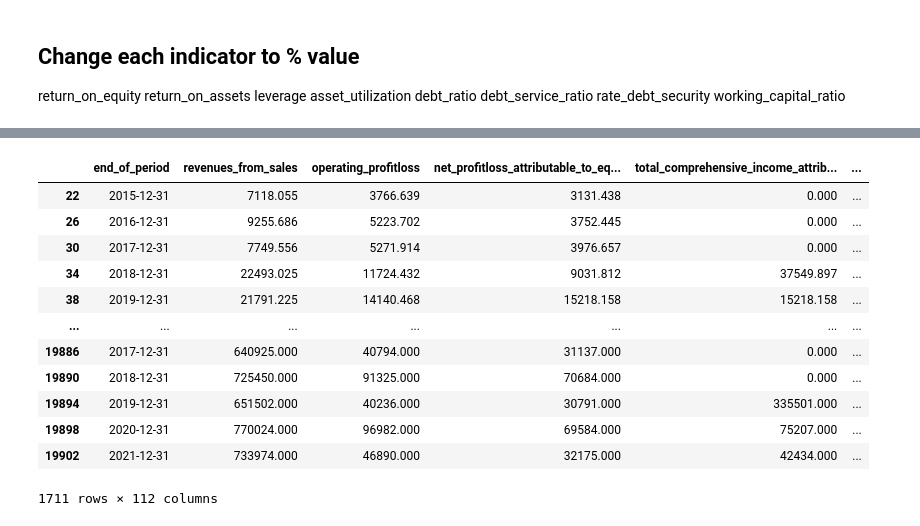
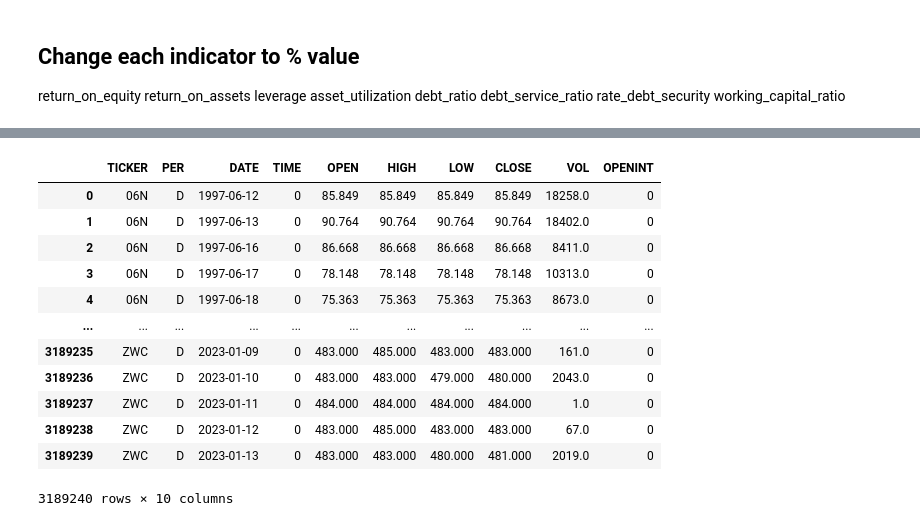
Before and after one commit to k-sobczyk/ensemble-nn-stock-forecast, a Jupyter notebook: data_cleaning/first_stage_data_cleaning.ipynb, the cells around one changed output, grey strips where cells are left out. Drawn from its saved outputs; the diff is of its cells as text; code cells hidden in the pictures.

```diff
--- a/data_cleaning/first_stage_data_cleaning.ipynb
+++ b/data_cleaning/first_stage_data_cleaning.ipynb
@@ -232,16 +166,0 @@ filtered_df = filtered_df[filtered_df['Market value'] != 0]
-# %%
-filtered_df
-# %% [output]
-|  | end_of_period | revenues_from_sales | operating_profitloss | net_profitloss_attributable_to_eq... | total_comprehensive_income_attrib... | ... |
-| 22 | 2015-12-31 | 7118.055 | 3766.639 | 3131.438 | 0.000 | ... |
-| 26 | 2016-12-31 | 9255.686 | 5223.702 | 3752.445 | 0.000 | ... |
-| 30 | 2017-12-31 | 7749.556 | 5271.914 | 3976.657 | 0.000 | ... |
-| 34 | 2018-12-31 | 22493.025 | 11724.432 | 9031.812 | 37549.897 | ... |
-| 38 | 2019-12-31 | 21791.225 | 14140.468 | 15218.158 | 15218.158 | ... |
-| ... | ... | ... | ... | ... | ... | ... |
-| 19886 | 2017-12-31 | 640925.000 | 40794.000 | 31137.000 | 0.000 | ... |
-| 19890 | 2018-12-31 | 725450.000 | 91325.000 | 70684.000 | 0.000 | ... |
-| 19894 | 2019-12-31 | 651502.000 | 40236.000 | 30791.000 | 335501.000 | ... |
-| 19898 | 2020-12-31 | 770024.000 | 96982.000 | 69584.000 | 75207.000 | ... |
-| 19902 | 2021-12-31 | 733974.000 | 46890.000 | 32175.000 | 42434.000 | ... |
-1711 rows × 112 columns
@@ -249,0 +169,16 @@ filtered_df.to_csv("dataframes/data_with_target.csv", index=False)
+# %%
+target_data
+# %% [output]
+|  | TICKER | PER | DATE | TIME | OPEN | HIGH | LOW | CLOSE | VOL | OPENINT |
+| 0 | 06N | D | 1997-06-12 | 0 | 85.849 | 85.849 | 85.849 | 85.849 | 18258.0 | 0 |
+| 1 | 06N | D | 1997-06-13 | 0 | 90.764 | 90.764 | 90.764 | 90.764 | 18402.0 | 0 |
+| 2 | 06N | D | 1997-06-16 | 0 | 86.668 | 86.668 | 86.668 | 86.668 | 8411.0 | 0 |
+| 3 | 06N | D | 1997-06-17 | 0 | 78.148 | 78.148 | 78.148 | 78.148 | 10313.0 | 0 |
+| 4 | 06N | D | 1997-06-18 | 0 | 75.363 | 75.363 | 75.363 | 75.363 | 8673.0 | 0 |
+| ... | ... | ... | ... | ... | ... | ... | ... | ... | ... | ... |
+| 3189235 | ZWC | D | 2023-01-09 | 0 | 483.000 | 485.000 | 483.000 | 483.000 | 161.0 | 0 |
+| 3189236 | ZWC | D | 2023-01-10 | 0 | 483.000 | 483.000 | 479.000 | 480.000 | 2043.0 | 0 |
+| 3189237 | ZWC | D | 2023-01-11 | 0 | 484.000 | 484.000 | 484.000 | 484.000 | 1.0 | 0 |
+| 3189238 | ZWC | D | 2023-01-12 | 0 | 483.000 | 485.000 | 483.000 | 483.000 | 67.0 | 0 |
+| 3189239 | ZWC | D | 2023-01-13 | 0 | 483.000 | 483.000 | 480.000 | 481.000 | 2019.0 | 0 |
+3189240 rows × 10 columns
```
Also changed, not shown: parts of 23 cells of this notebook, 10 other files.
